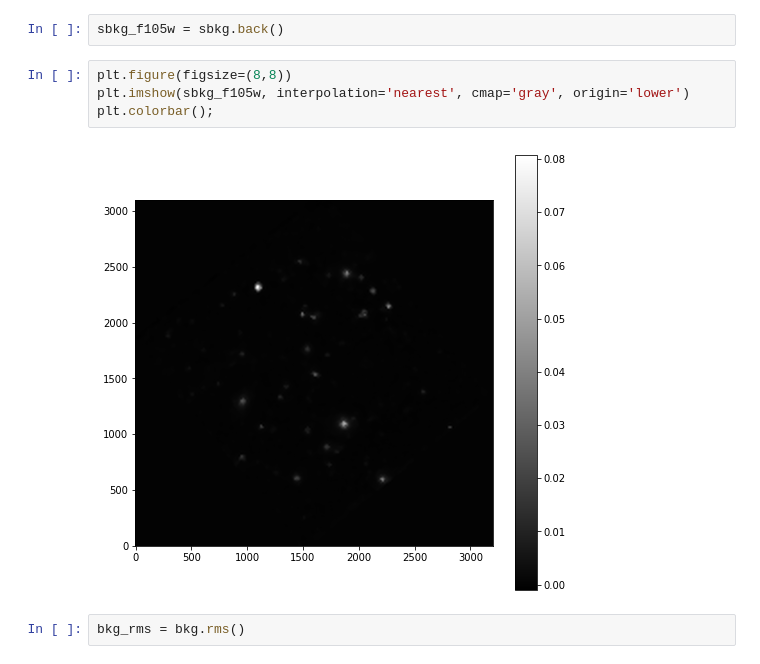
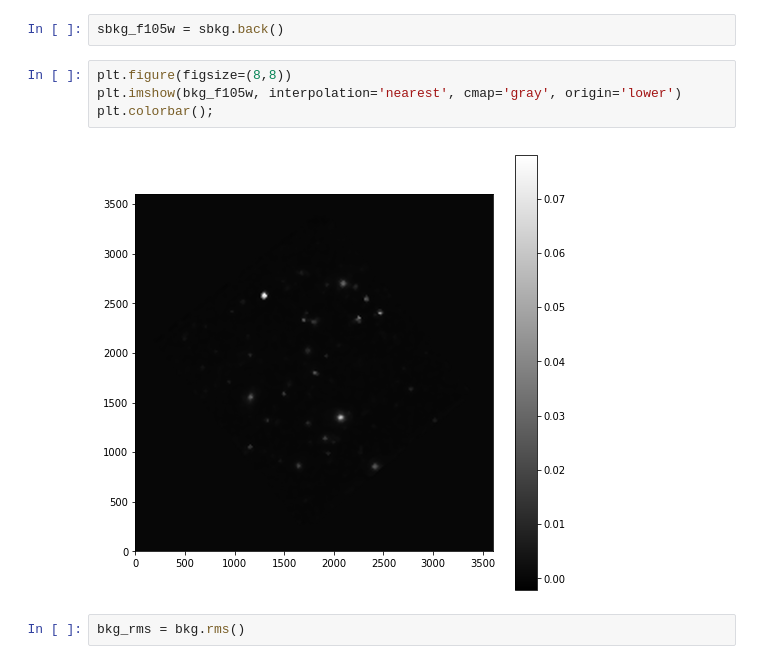
Before and after one commit to tiseever/ASTR_119_Final_Project, a Jupyter notebook: Test_Source_Detection_2.ipynb, the cells around one changed output. Drawn from its saved outputs; the diff is of its cells as text.

```diff
--- a/Test_Source_Detection_2.ipynb
+++ b/Test_Source_Detection_2.ipynb
@@ -171,10 +166,10 @@ print(sbkg.globalrms)
 sbkg_f105w = sbkg.back()
 # %%
 plt.figure(figsize=(8,8))
-plt.imshow(sbkg_f105w, interpolation='nearest', cmap='gray', origin='lower')
+plt.imshow(bkg_f105w, interpolation='nearest', cmap='gray', origin='lower')
 plt.colorbar();
 # %% [output]
-[figure, old version]
+[figure, new version]
 # %%
 bkg_rms = bkg.rms()
 # %%
```
Also changed, not shown: parts of 15 cells of this notebook, 2 other files.
